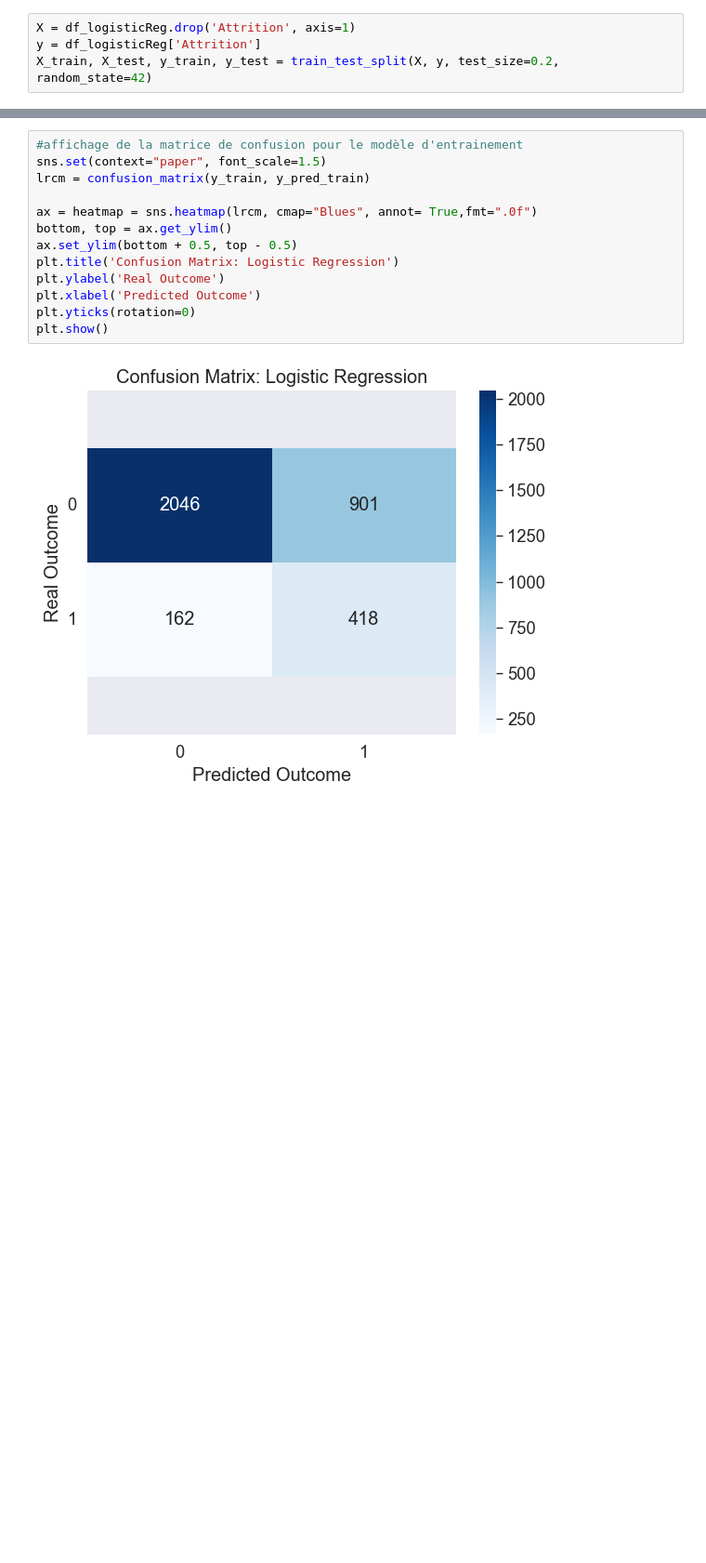
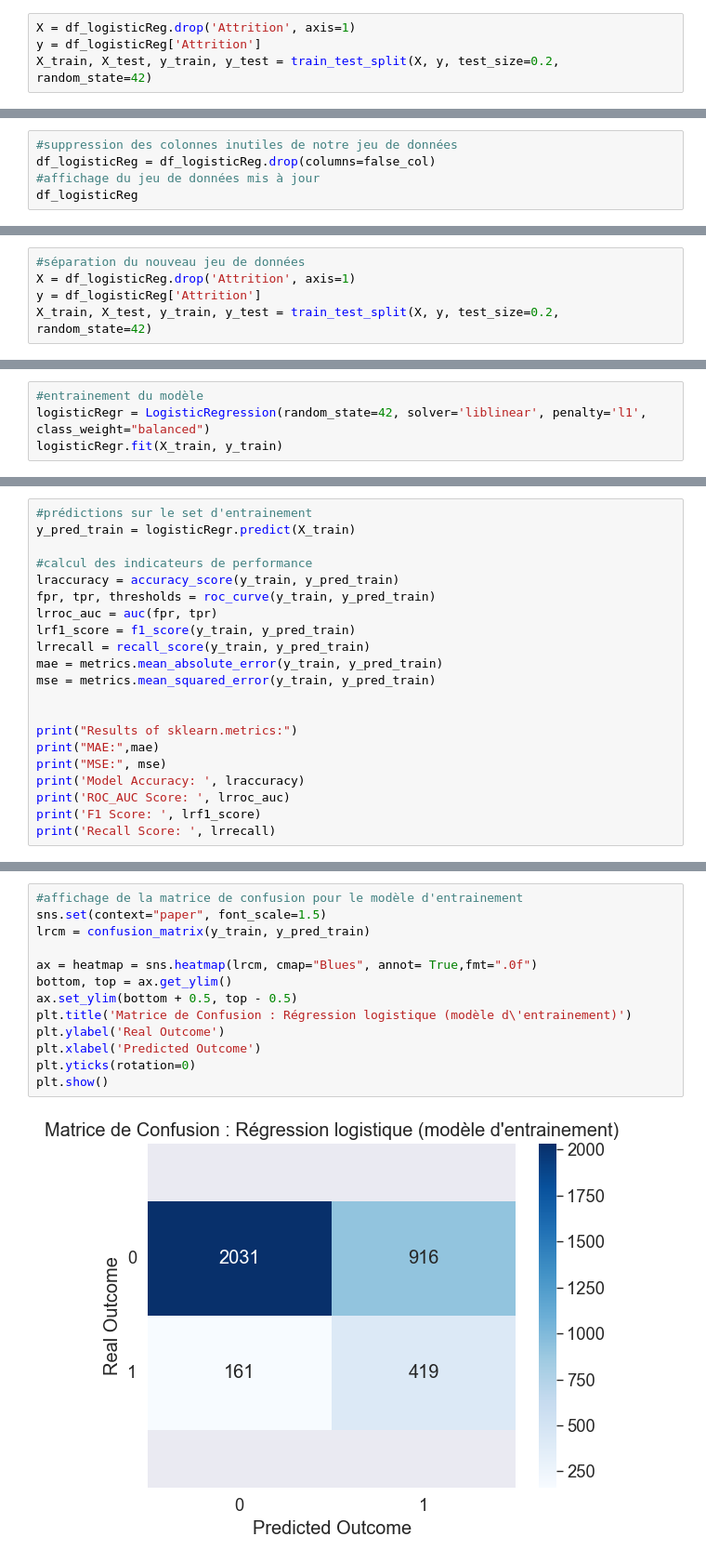
Before and after one commit to MagicalKyaru/ProjetIA_CESI, a Jupyter notebook: 3.4 modèle [SciKit].ipynb, the cells around one changed output, grey strips where cells are left out. Shown at 93% size. Saved outputs shown, nothing was run; the diff lists cells and outputs as text; blank space fills up the shorter version.

Commit message:
Régression logistique avec SciKit

```diff
--- a/3.4 modèle [SciKit].ipynb
+++ b/3.4 modèle [SciKit].ipynb
@@ -99,0 +201,5 @@ plt.show()
+# %%
+#suppression des colonnes inutiles de notre jeu de données
+df_logisticReg = df_logisticReg.drop(columns=false_col)
+#affichage du jeu de données mis à jour
+df_logisticReg
@@ -99,0 +220,5 @@ plt.show()
+# %%
+#séparation du nouveau jeu de données
+X = df_logisticReg.drop('Attrition', axis=1)
+y = df_logisticReg['Attrition']
+X_train, X_test, y_train, y_test = train_test_split(X, y, test_size=0.2, random_state=42)
@@ -99,0 +252,4 @@ plt.show()
+# %%
+#entrainement du modèle
+logisticRegr = LogisticRegression(random_state=42, solver='liblinear', penalty='l1', class_weight="balanced")
+logisticRegr.fit(X_train, y_train)
@@ -99,0 +261,21 @@ plt.show()
+# %%
+#prédictions sur le set d'entrainement
+y_pred_train = logisticRegr.predict(X_train)
+
+#calcul des indicateurs de performance
+lraccuracy = accuracy_score(y_train, y_pred_train)
+fpr, tpr, thresholds = roc_curve(y_train, y_pred_train)
+lrroc_auc = auc(fpr, tpr)
+lrf1_score = f1_score(y_train, y_pred_train)
+lrrecall = recall_score(y_train, y_pred_train)
+mae = metrics.mean_absolute_error(y_train, y_pred_train)
+mse = metrics.mean_squared_error(y_train, y_pred_train)
+
+
+print("Results of sklearn.metrics:")
+print("MAE:",mae)
+print("MSE:", mse)
+print('Model Accuracy: ', lraccuracy)
+print('ROC_AUC Score: ', lrroc_auc)
+print('F1 Score: ', lrf1_score)
+print('Recall Score: ', lrrecall)
@@ -100,15 +292,15 @@ plt.show()
 # %%
 #affichage de la matrice de confusion pour le modèle d'entrainement
 sns.set(context="paper", font_scale=1.5)
 lrcm = confusion_matrix(y_train, y_pred_train)
 
 ax = heatmap = sns.heatmap(lrcm, cmap="Blues", annot= True,fmt=".0f")
 bottom, top = ax.get_ylim()
 ax.set_ylim(bottom + 0.5, top - 0.5)
-plt.title('Confusion Matrix: Logistic Regression')
+plt.title('Matrice de Confusion : Régression logistique (modèle d\'entrainement)')
 plt.ylabel('Real Outcome')
 plt.xlabel('Predicted Outcome')
 plt.yticks(rotation=0)
 plt.show()
 # %% [output]
-[figure, old version]
+[figure, new version]
```
Also changed, not shown: parts of 40 cells of this notebook, 1 other file.
